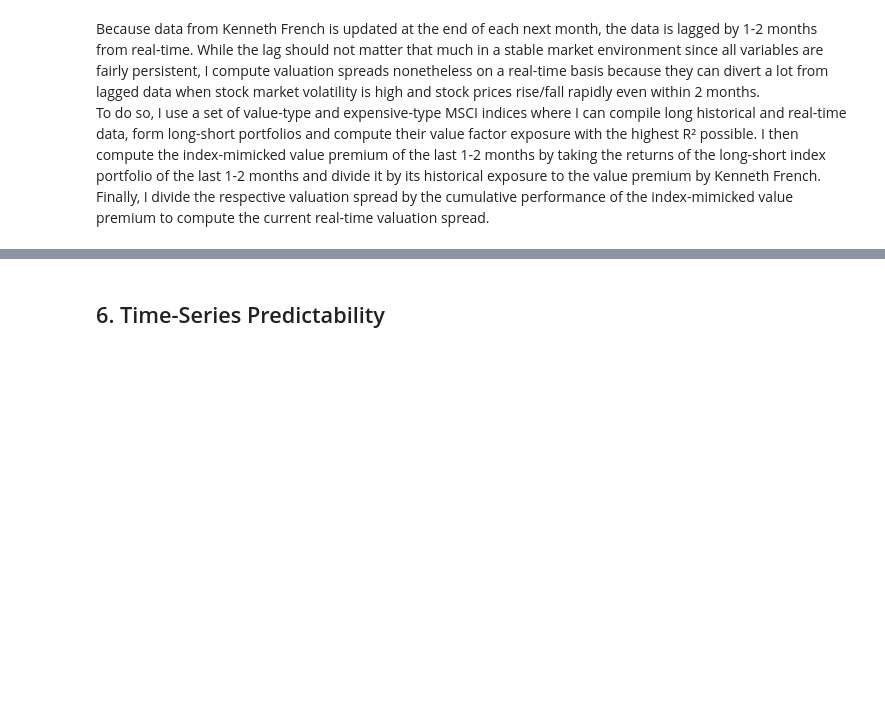
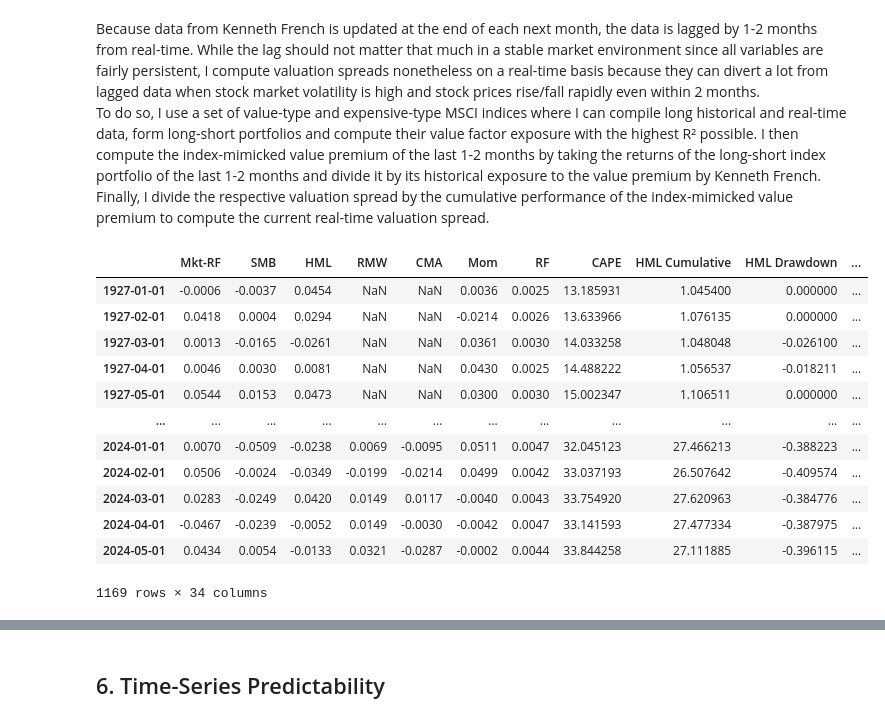
Before and after one commit to jonasniemeyer/investing-ideas, a Jupyter notebook: analyzing_the_value_premium.ipynb, the cells around one changed output, grey strips where cells are left out. Drawn from its saved outputs; the diff is of its cells as text; code cells hidden in the pictures; blank space fills up the shorter version.

```diff
--- a/analyzing_the_value_premium.ipynb
+++ b/analyzing_the_value_premium.ipynb
@@ -991,6 +991,22 @@ for spread in ("Valuation Spread Small", "E/P Valuation Spread Small", "CF/P Val
     for i, index in enumerate(df_rt.index):
         if np.isnan(df_rt.loc[index, spread]):
             df_rt.loc[index, spread] = df_rt.loc[df_rt.index[i-1], spread] / (1+df_rt.loc[index, "Small Value Premium"])
+# %%
+df
+# %% [output]
+|  | Mkt-RF | SMB | HML | RMW | CMA | Mom | RF | CAPE | HML Cumulative | HML Drawdown | ... |
+| 1927-01-01 | -0.0006 | -0.0037 | 0.0454 | NaN | NaN | 0.0036 | 0.0025 | 13.185931 | 1.045400 | 0.000000 | ... |
+| 1927-02-01 | 0.0418 | 0.0004 | 0.0294 | NaN | NaN | -0.0214 | 0.0026 | 13.633966 | 1.076135 | 0.000000 | ... |
+| 1927-03-01 | 0.0013 | -0.0165 | -0.0261 | NaN | NaN | 0.0361 | 0.0030 | 14.033258 | 1.048048 | -0.026100 | ... |
+| 1927-04-01 | 0.0046 | 0.0030 | 0.0081 | NaN | NaN | 0.0430 | 0.0025 | 14.488222 | 1.056537 | -0.018211 | ... |
+| 1927-05-01 | 0.0544 | 0.0153 | 0.0473 | NaN | NaN | 0.0300 | 0.0030 | 15.002347 | 1.106511 | 0.000000 | ... |
+| ... | ... | ... | ... | ... | ... | ... | ... | ... | ... | ... | ... |
+| 2024-01-01 | 0.0070 | -0.0509 | -0.0238 | 0.0069 | -0.0095 | 0.0511 | 0.0047 | 32.045123 | 27.466213 | -0.388223 | ... |
+| 2024-02-01 | 0.0506 | -0.0024 | -0.0349 | -0.0199 | -0.0214 | 0.0499 | 0.0042 | 33.037193 | 26.507642 | -0.409574 | ... |
+| 2024-03-01 | 0.0283 | -0.0249 | 0.0420 | 0.0149 | 0.0117 | -0.0040 | 0.0043 | 33.754920 | 27.620963 | -0.384776 | ... |
+| 2024-04-01 | -0.0467 | -0.0239 | -0.0052 | 0.0149 | -0.0030 | -0.0042 | 0.0047 | 33.141593 | 27.477334 | -0.387975 | ... |
+| 2024-05-01 | 0.0434 | 0.0054 | -0.0133 | 0.0321 | -0.0287 | -0.0002 | 0.0044 | 33.844258 | 27.111885 | -0.396115 | ... |
+1169 rows × 34 columns
 # %%
 figure, axes = plt.subplots(nrows=3, ncols=3, figsize=(16, 9))
 plt.subplots_adjust(hspace=0.6, wspace=0.3)
```
Also changed, not shown: parts of 19 cells of this notebook.
